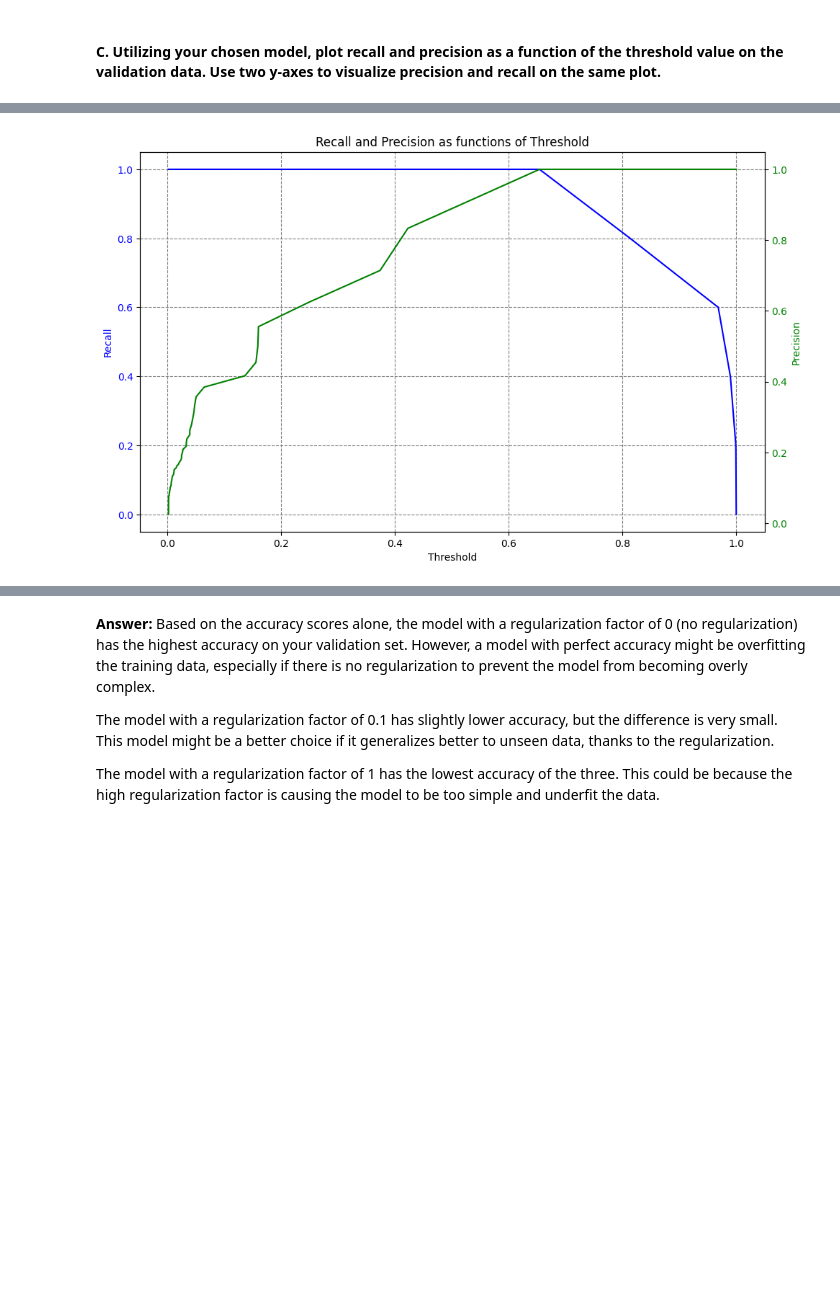
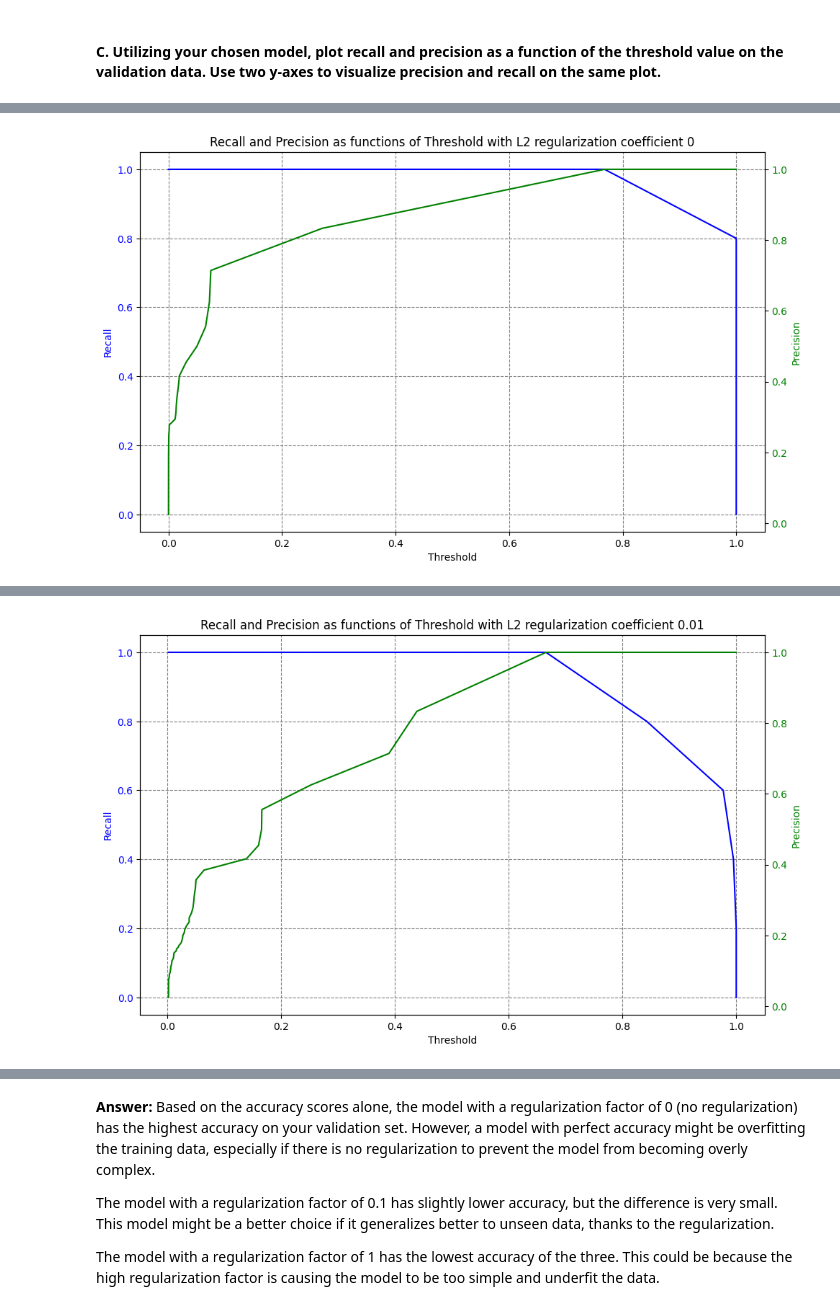
Before and after one commit to rohxnsxngh/Machine-Learning-MEEN, a Jupyter notebook: A4/HW4_ANN_binary_classification.ipynb, the cells around one changed output, grey strips where cells are left out. Drawn from its saved outputs; the diff is of its cells as text; code cells hidden in the pictures; blank space fills up the shorter version.

```diff
--- a/A4/HW4_ANN_binary_classification.ipynb
+++ b/A4/HW4_ANN_binary_classification.ipynb
@@ -180,12 +204,14 @@ Use sklearn.metrics to compute the metrics: accuracy, F1-Score, specificity, bal
 from sklearn.metrics import confusion_matrix, classification_report
 
 # 6. Compute other metrics
-y_pred = (y_prob > 0.5).astype("int32")
-confusion = confusion_matrix(y_val, y_pred)
-report = classification_report(y_val, y_pred)
+for coeff, model in models.items():
+    y_prob = model.predict(X_val).ravel()
+    y_pred = (y_prob > 0.5).astype("int32")
+    confusion = confusion_matrix(y_val, y_pred)
+    report = classification_report(y_val, y_pred)
 
-print("Confusion Matrix:")
-print(confusion)
-print("\nClassification Report:")
-print(report)
+    print("Confusion Matrix:")
+    print(confusion)
+    print("\nClassification Report:")
+    print(report)
 # %% [output]
@@ -316,24 +349,24 @@ plt.show()
 from sklearn.metrics import precision_recall_curve
 
 # 9. Threshold Selection
-precision, recall, thresholds = precision_recall_curve(y_val, y_prob)
+for coeff, model in models.items():
+    y_prob = model.predict(X_val).ravel()
+    precision, recall, thresholds = precision_recall_curve(y_val, y_prob)
+    thresholds = np.append(thresholds, 1)
 
-thresholds = np.append(thresholds, 1)
+    fig, ax1 = plt.subplots(figsize=(10, 6))
+    plt.grid(True, which='both', axis='both', linestyle='--', color='gray')
+    ax1.set_xlabel('Threshold')
+    ax1.set_ylabel('Recall', color='blue')
+    ax1.plot(thresholds, recall, color='blue')
+    ax1.tick_params(axis='y', labelcolor='blue')
 
-fig, ax1 = plt.subplots(figsize=(10, 6))
-plt.grid(True, which='both', axis='both', linestyle='--', color='gray')
-ax1.set_xlabel('Threshold')
-ax1.set_ylabel('Recall', color='blue')
-ax1.plot(thresholds, recall, color='blue')
-ax1.tick_params(axis='y', labelcolor='blue')
+    ax2 = ax1.twinx()
+    ax2.set_ylabel('Precision', color='green')
+    ax2.plot(thresholds, precision, color='green')
+    ax2.tick_params(axis='y', labelcolor='green')
 
-ax2 = ax1.twinx()
-
-ax2.set_ylabel('Precision', color='green')
-ax2.plot(thresholds, precision, color='green')
-ax2.tick_params(axis='y', labelcolor='green')
-
-fig.tight_layout()
-plt.title('Recall and Precision as functions of Threshold')
-plt.show()
+    fig.tight_layout()
+    plt.title(f'Recall and Precision as functions of Threshold with L2 regularization coefficient {coeff}')
+    plt.show()
 # %% [output]
@@ -340 +374 @@ plt.show()
-[figure, old version]
+[figure, new version]
@@ -340,0 +376 @@ plt.show()
+[figure, added]
```
Also changed, not shown: parts of 10 cells of this notebook, 1 other file.
